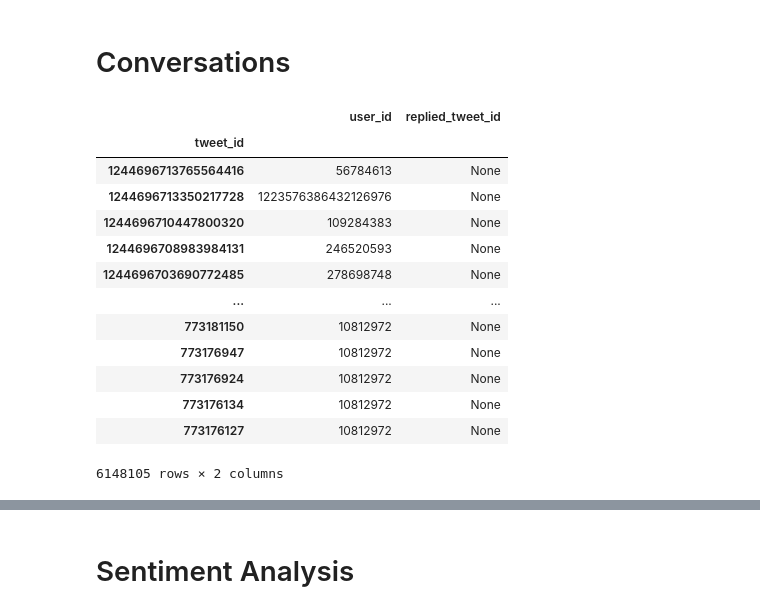
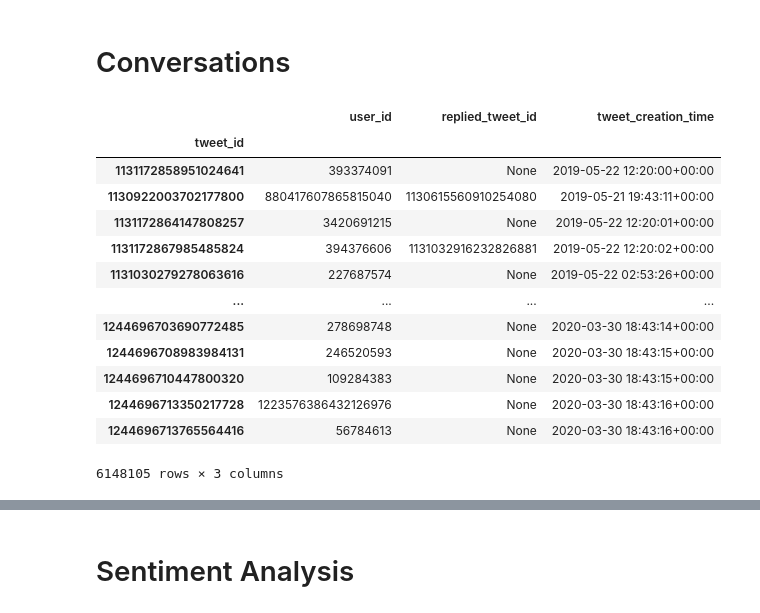
Before and after one commit to skyrimer/DBL-Micro-Soft, a Jupyter notebook: Split 2/Sentiment_analysis/sentiment_analysis.ipynb, the cells around one changed output, grey strips where cells are left out. Drawn from its saved outputs; the diff is of its cells as text; code cells hidden in the pictures.

```diff
--- a/Split 2/Sentiment_analysis/sentiment_analysis.ipynb
+++ b/Split 2/Sentiment_analysis/sentiment_analysis.ipynb
@@ -129,21 +129,21 @@ test_data = get_local_data(QUERY_ALL, path)
 # %% [markdown]
 # Conversations
 # %%
-convo_special = test_data.sort_values("tweet_creation_time", ascending=False)[["user_id", "replied_tweet_id"]]
+convo_special = test_data[["user_id", "replied_tweet_id", "tweet_creation_time"]]
 convo_special
 # %% [output]
-|  | user_id | replied_tweet_id |
-| tweet_id |  |  |
-| 1244696713765564416 | 56784613 | None |
-| 1244696713350217728 | 1223576386432126976 | None |
-| 1244696710447800320 | 109284383 | None |
-| 1244696708983984131 | 246520593 | None |
-| 1244696703690772485 | 278698748 | None |
-| ... | ... | ... |
-| 773181150 | 10812972 | None |
-| 773176947 | 10812972 | None |
-| 773176924 | 10812972 | None |
-| 773176134 | 10812972 | None |
-| 773176127 | 10812972 | None |
+|  | user_id | replied_tweet_id | tweet_creation_time |
+| tweet_id |  |  |  |
+| 1131172858951024641 | 393374091 | None | 2019-05-22 12:20:00+00:00 |
+| 1130922003702177800 | 880417607865815040 | 1130615560910254080 | 2019-05-21 19:43:11+00:00 |
+| 1131172864147808257 | 3420691215 | None | 2019-05-22 12:20:01+00:00 |
+| 1131172867985485824 | 394376606 | 1131032916232826881 | 2019-05-22 12:20:02+00:00 |
+| 1131030279278063616 | 227687574 | None | 2019-05-22 02:53:26+00:00 |
+| ... | ... | ... | ... |
+| 1244696703690772485 | 278698748 | None | 2020-03-30 18:43:14+00:00 |
+| 1244696708983984131 | 246520593 | None | 2020-03-30 18:43:15+00:00 |
+| 1244696710447800320 | 109284383 | None | 2020-03-30 18:43:15+00:00 |
+| 1244696713350217728 | 1223576386432126976 | None | 2020-03-30 18:43:16+00:00 |
+| 1244696713765564416 | 56784613 | None | 2020-03-30 18:43:16+00:00 |
-6148105 rows × 2 columns
+6148105 rows × 3 columns
 # %%
```
Also changed, not shown: parts of 10 cells of this notebook, 6 other files.
